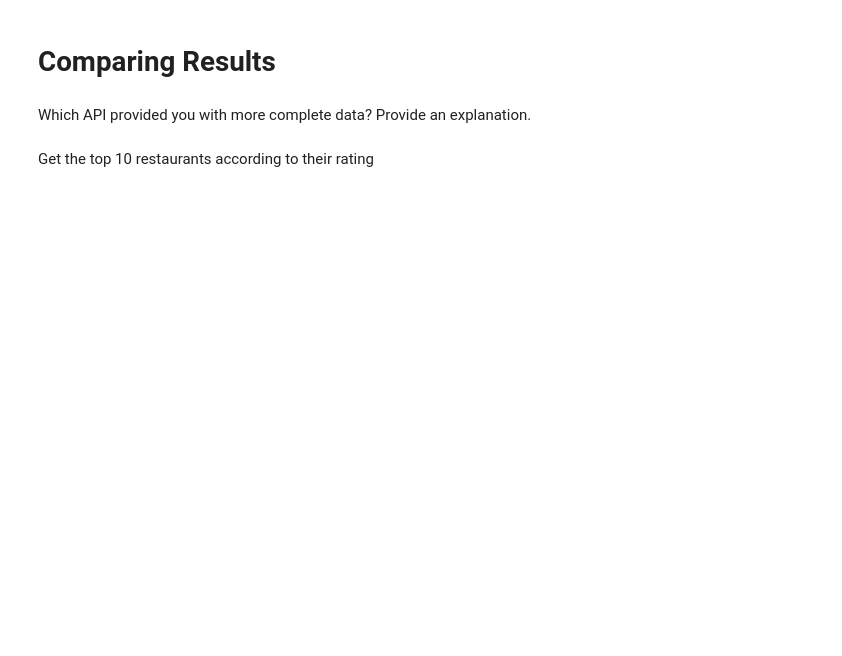
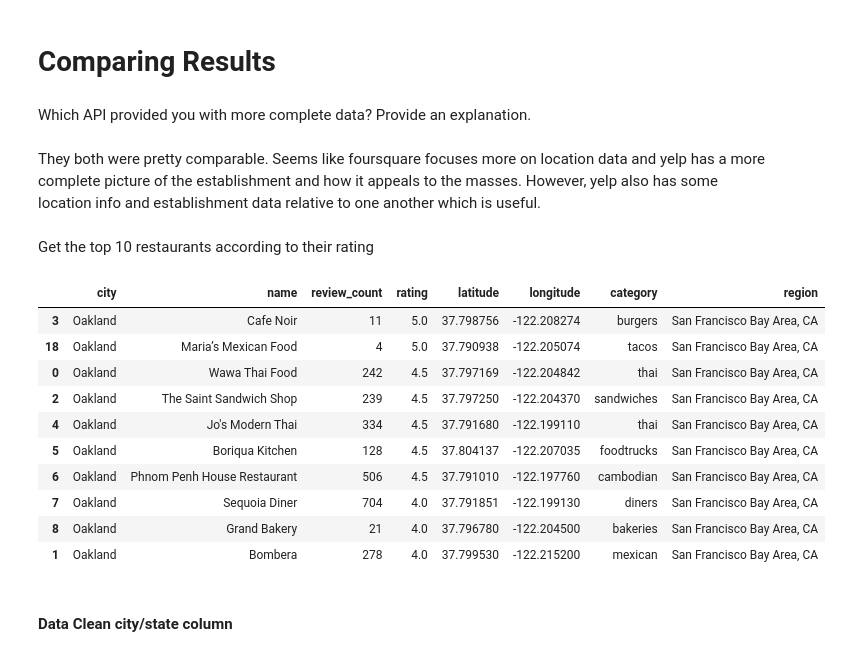
Before and after one commit to nas27/Statistical-Modelling-Project, a Jupyter notebook: notebooks/yelp_foursquare_EDA.ipynb, the cells around one changed output. Drawn from its saved outputs; the diff is of its cells as text; code cells hidden in the pictures; blank space fills up the shorter version.

```diff
--- a/notebooks/yelp_foursquare_EDA.ipynb
+++ b/notebooks/yelp_foursquare_EDA.ipynb
@@ -147,2 +168,37 @@ else:
+# %%
+
+# Extracting relevant data
+yelp_poi_data = []
+
+
+for i in yelp_response['businesses']:
+    city = i['location']['city']
+    state = i['location']['state']
+    name = i['name']
+    review_count = i['review_count']
+    rating = i['rating']
+    latitude = i['coordinates']['latitude']
+    longitude = i['coordinates']['longitude']
+    alias = i['categories'][0]['alias']
+
+
+      # Add more fields as needed
+
+    # Append data and assign keys to the values
+    yelp_poi_data.append({
+        'city': city,
+        'state': state,
+        'name': name,
+        'review_count': review_count,
+        'rating': rating,
+        'latitude': latitude,
+        'longitude': longitude,
+        'category': alias
+
+
+    })
+#print(yelp_poi_data)
 # %% [markdown]
 Put your parsed results into a DataFrame
+# %%
+df_yelp = pd.DataFrame(yelp_poi_data)
@@ -148,0 +212,2 @@ Put your parsed results into a DataFrame
+# %%
+df_yelp['region'] = "San Francisco Bay Area, CA"
@@ -150,5 +245,25 @@ Put your parsed results into a DataFrame
 # Comparing Results
 # %% [markdown]
 Which API provided you with more complete data? Provide an explanation.
+# %% [markdown]
+They both were pretty comparable. Seems like foursquare focuses more on location data and yelp has a more complete picture of the establishment and how it appeals to the masses. However, yelp also has some location info and establishment data relative to one another which is useful.
 # %% [markdown]
 Get the top 10 restaurants according to their rating
+# %%
+top_10_resto = df_yelp.sort_values(by='rating', ascending=False)
+# %%
+top_10_resto.head(10)
+# %% [output]
+|  | city | name | review_count | rating | latitude | longitude | category | region |
+| 3 | Oakland | Cafe Noir | 11 | 5.0 | 37.798756 | -122.208274 | burgers | San Francisco Bay Area, CA |
+| 18 | Oakland | Maria’s Mexican Food | 4 | 5.0 | 37.790938 | -122.205074 | tacos | San Francisco Bay Area, CA |
+| 0 | Oakland | Wawa Thai Food | 242 | 4.5 | 37.797169 | -122.204842 | thai | San Francisco Bay Area, CA |
+| 2 | Oakland | The Saint Sandwich Shop | 239 | 4.5 | 37.797250 | -122.204370 | sandwiches | San Francisco Bay Area, CA |
+| 4 | Oakland | Jo's Modern Thai | 334 | 4.5 | 37.791680 | -122.199110 | thai | San Francisco Bay Area, CA |
+| 5 | Oakland | Boriqua Kitchen | 128 | 4.5 | 37.804137 | -122.207035 | foodtrucks | San Francisco Bay Area, CA |
+| 6 | Oakland | Phnom Penh House Restaurant | 506 | 4.5 | 37.791010 | -122.197760 | cambodian | San Francisco Bay Area, CA |
+| 7 | Oakland | Sequoia Diner | 704 | 4.0 | 37.791851 | -122.199130 | diners | San Francisco Bay Area, CA |
+| 8 | Oakland | Grand Bakery | 21 | 4.0 | 37.796780 | -122.204500 | bakeries | San Francisco Bay Area, CA |
+| 1 | Oakland | Bombera | 278 | 4.0 | 37.799530 | -122.215200 | mexican | San Francisco Bay Area, CA |
+# %% [markdown]
+#### Data Clean city/state column
```
Also changed, not shown: parts of 43 cells of this notebook, 10 other files.
